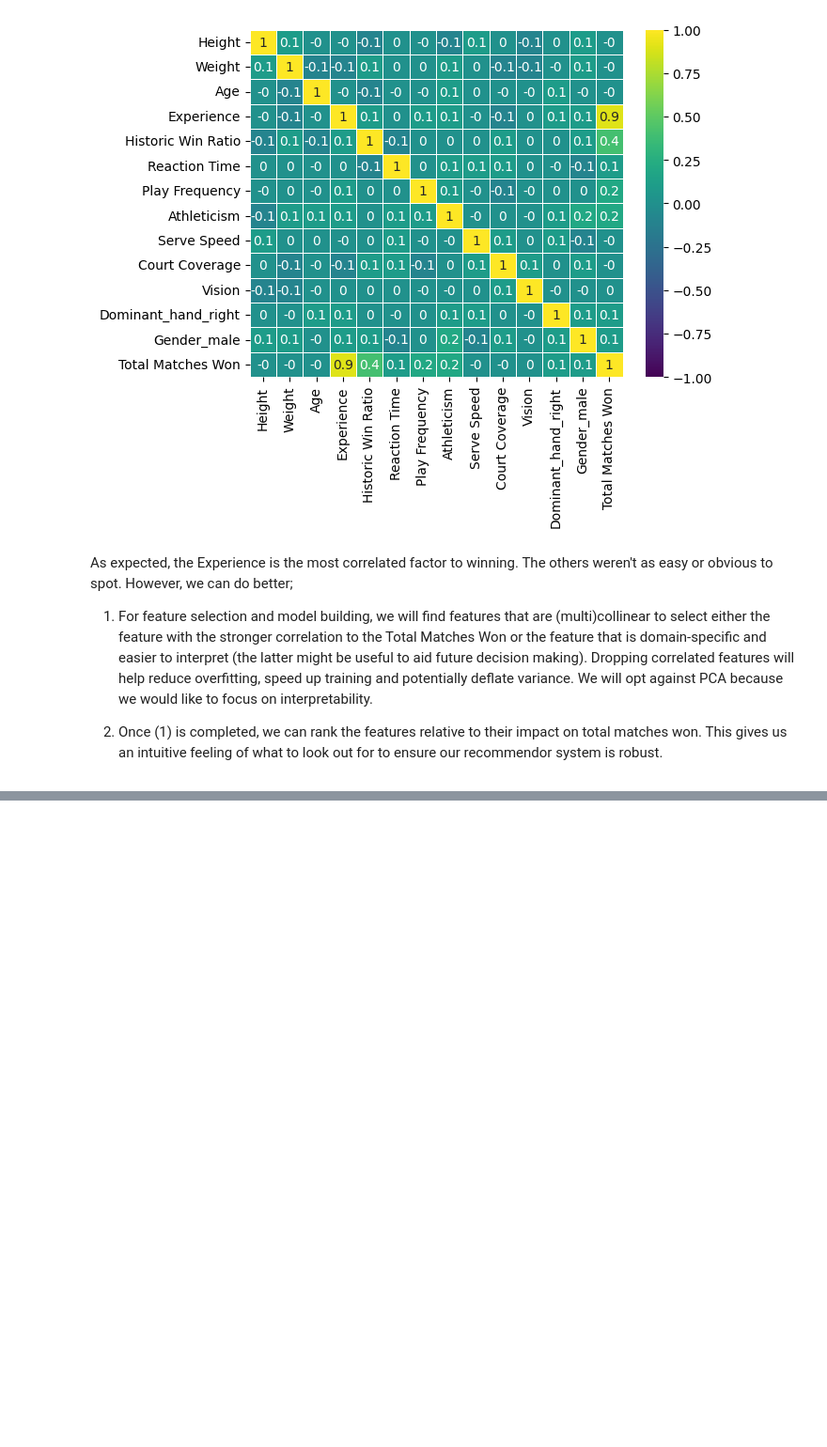
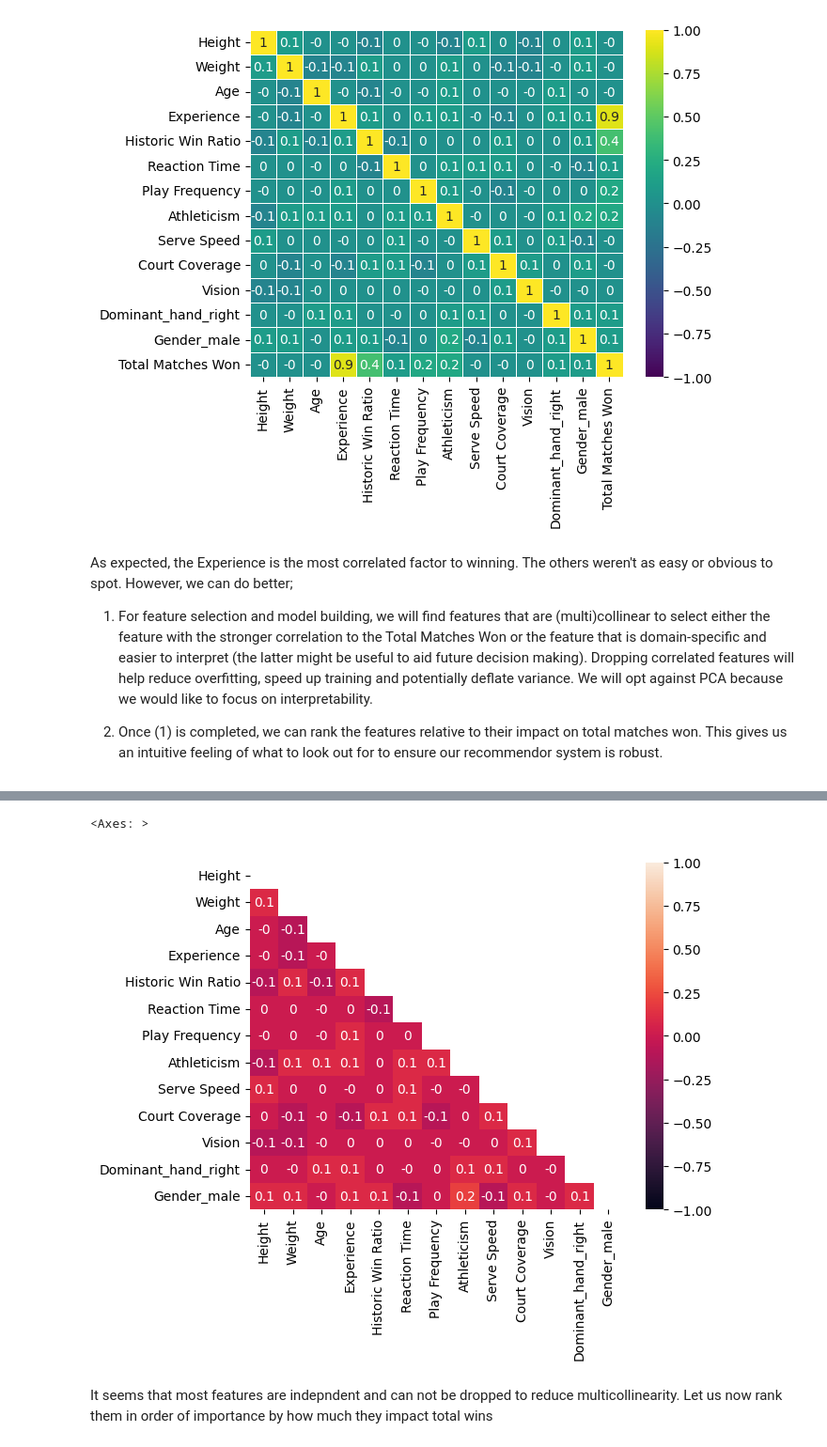
Before and after one commit to alzarai/badminton_lads, a Jupyter notebook: Notebooks/EDA.ipynb, the cells around one changed output, grey strips where cells are left out. Shown at 94% size. Drawn from its saved outputs; the diff is of its cells as text; code cells hidden in the pictures; blank space fills up the shorter version.

```diff
--- a/Notebooks/EDA.ipynb
+++ b/Notebooks/EDA.ipynb
@@ -188,0 +191,10 @@ sns.heatmap(player_data.corr('pearson',numeric_only=True).round(1),vmax=-1,vmin=
+# %%
+#Let us make this data easier to process by applying a masking matrix
+player_data_mask = np.triu(np.ones_like(player_data_corr,dtype=bool))
+sns.heatmap(player_data_corr,mask=player_data_mask,vmin=-1,vmax=1,annot=True)
+# %% [output]
+<Axes: >
+[figure, added]
+# %% [markdown]
+It seems that most features are indepndent and can not be dropped to reduce multicollinearity.
+Let us now rank them in order of importance by how much they impact total wins
```
Also changed, not shown: parts of 7 cells of this notebook, 2 other files.
